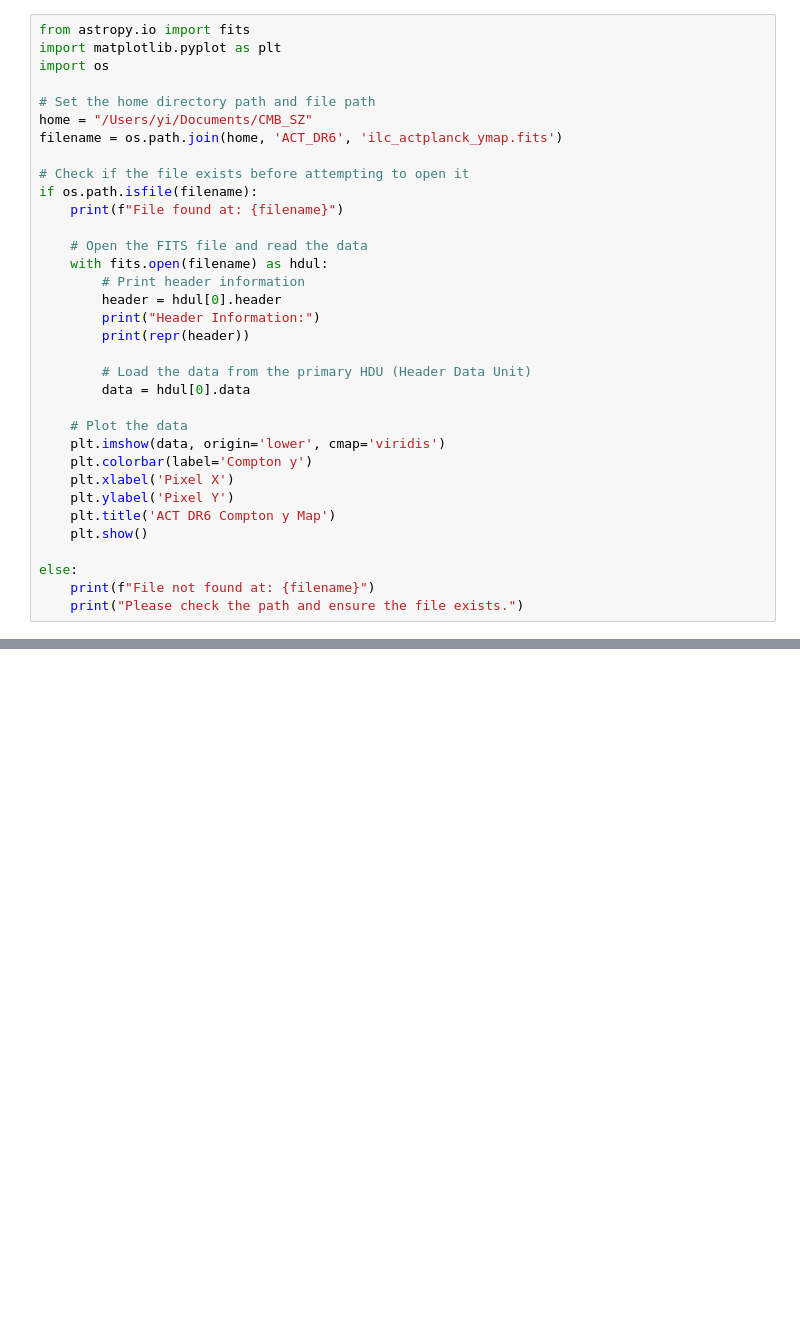
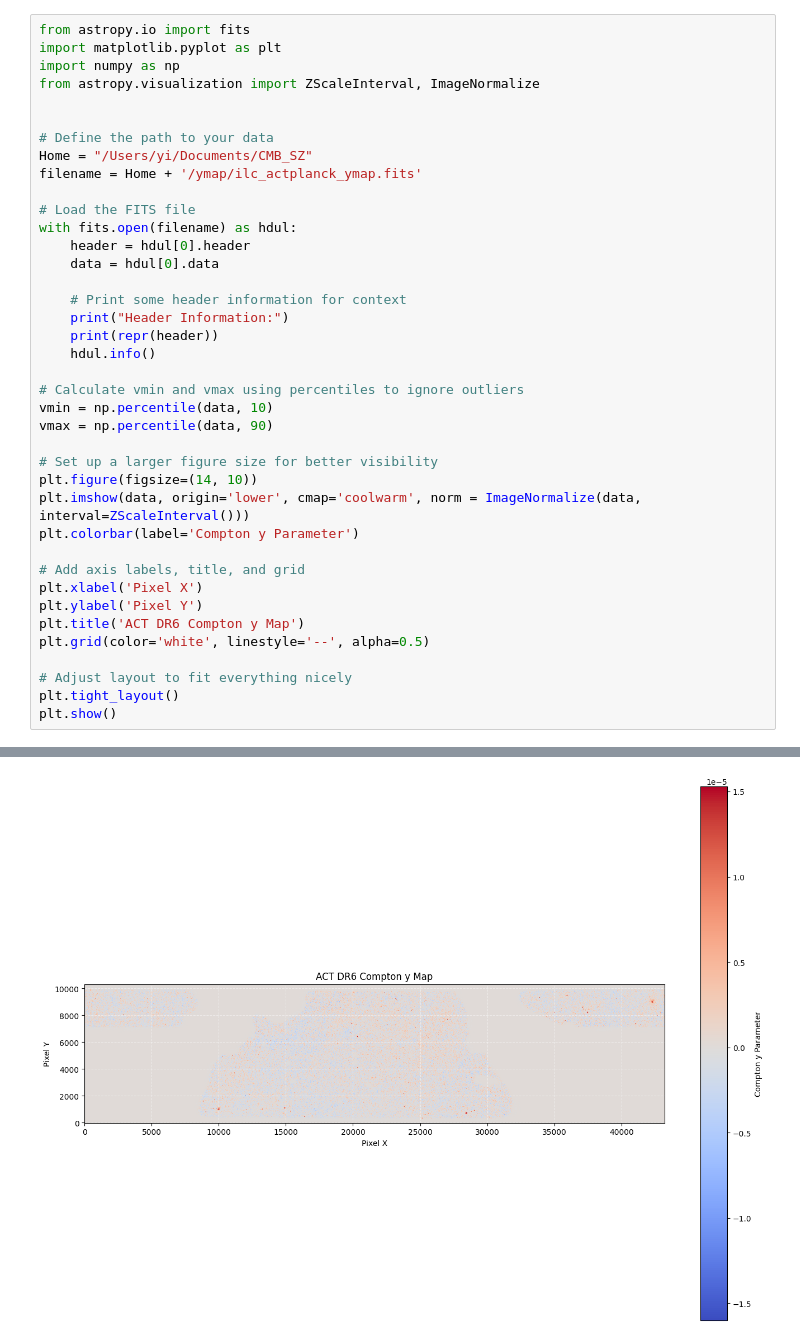
Before and after one commit to EntropYii/ACTxDESI, a Jupyter notebook: ACT_DR6_comptonY.ipynb, the cells around one changed output, grey strips where cells are left out. Drawn from its saved outputs; the diff is of its cells as text; blank space fills up the shorter version.

```diff
--- a/ACT_DR6_comptonY.ipynb
+++ b/ACT_DR6_comptonY.ipynb
@@ -53,35 +51,40 @@ TypeError: Invalid shape (43200,) for image data
 # %%
 from astropy.io import fits
 import matplotlib.pyplot as plt
-import os
+import numpy as np
+from astropy.visualization import ZScaleInterval, ImageNormalize
 
-# Set the home directory path and file path
-home = "/Users/yi/Documents/CMB_SZ"
-filename = os.path.join(home, 'ACT_DR6', 'ilc_actplanck_ymap.fits')
 
-# Check if the file exists before attempting to open it
-if os.path.isfile(filename):
-    print(f"File found at: {filename}")
+# Define the path to your data
+Home = "/Users/yi/Documents/CMB_SZ"
+filename = Home + '/ymap/ilc_actplanck_ymap.fits'
 
-    # Open the FITS file and read the data
-    with fits.open(filename) as hdul:
-        # Print header information
-        header = hdul[0].header
-        print("Header Information:")
-        print(repr(header))
+# Load the FITS file
+with fits.open(filename) as hdul:
+    header = hdul[0].header
+    data = hdul[0].data
 
-        # Load the data from the primary HDU (Header Data Unit)
-        data = hdul[0].data
+    # Print some header information for context
+    print("Header Information:")
+    print(repr(header))
+    hdul.info()
 
-    # Plot the data
-    plt.imshow(data, origin='lower', cmap='viridis')
-    plt.colorbar(label='Compton y')
-    plt.xlabel('Pixel X')
-    plt.ylabel('Pixel Y')
-    plt.title('ACT DR6 Compton y Map')
-    plt.show()
+# Calculate vmin and vmax using percentiles to ignore outliers
+vmin = np.percentile(data, 10)
+vmax = np.percentile(data, 90)
 
-else:
-    print(f"File not found at: {filename}")
-    print("Please check the path and ensure the file exists.")
+# Set up a larger figure size for better visibility
+plt.figure(figsize=(14, 10))
+plt.imshow(data, origin='lower', cmap='coolwarm', norm = ImageNormalize(data, interval=ZScaleInterval()))
+plt.colorbar(label='Compton y Parameter')
+
+# Add axis labels, title, and grid
+plt.xlabel('Pixel X')
+plt.ylabel('Pixel Y')
+plt.title('ACT DR6 Compton y Map')
+plt.grid(color='white', linestyle='--', alpha=0.5)
+
+# Adjust layout to fit everything nicely
+plt.tight_layout()
+plt.show()
 # %% [output]
@@ -89,0 +108 @@ Please check the path and ensure the file exists.
+[figure, added]
```
Also changed, not shown: parts of 10 cells of this notebook, 2 other files.
